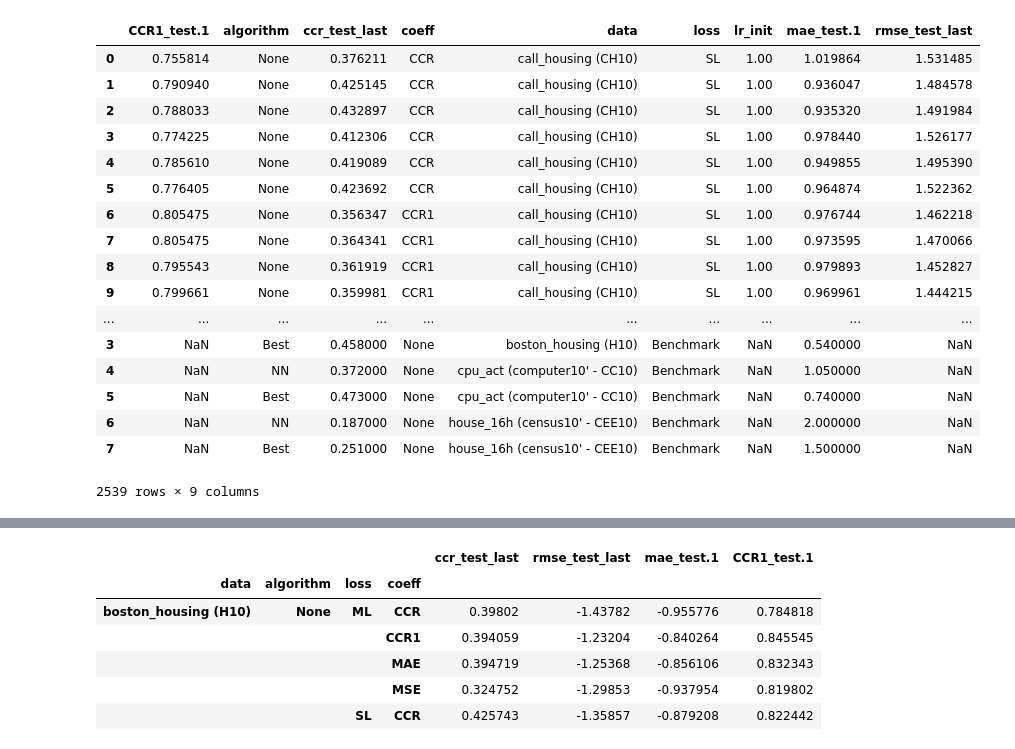
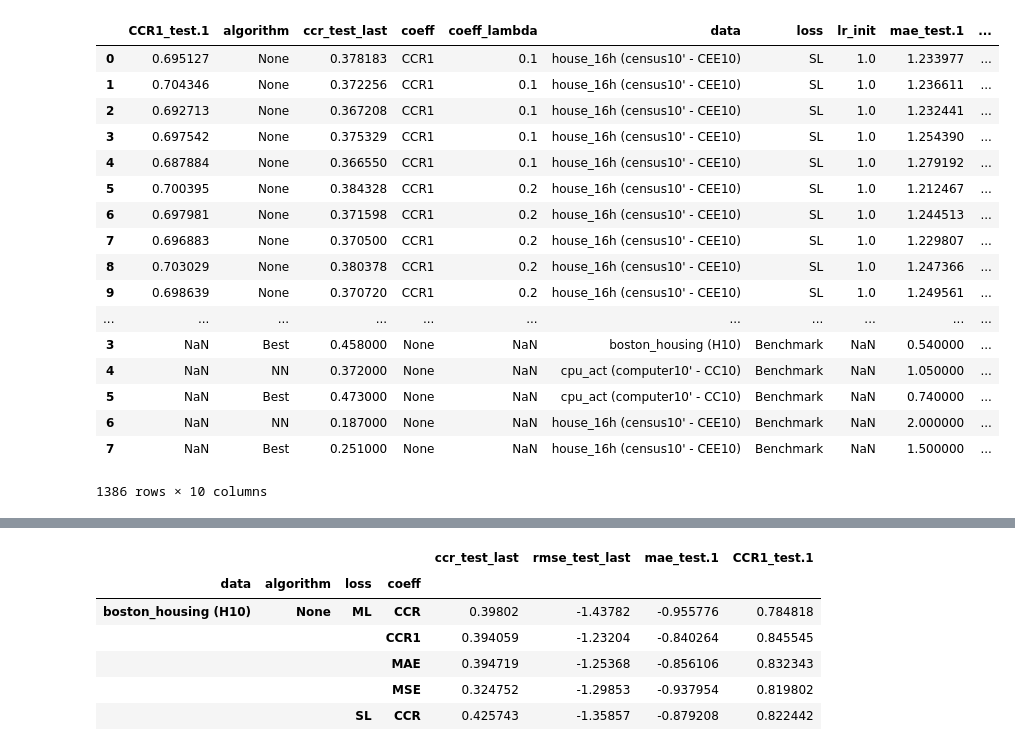
Before and after one commit to ozantezcan/Object-Counting-in-Amazon-Bin-Image-Dataset, a Jupyter notebook: analyze_excel.ipynb, the cells around one changed output, grey strips where cells are left out. Cells and saved outputs as stored; diff of their text form; code cells hidden in the pictures.

```diff
--- a/analyze_excel.ipynb
+++ b/analyze_excel.ipynb
@@ -4,7 +4,7 @@ import pandas as pd
 from IPython.display import display, HTML
 # %%
 #Read excel file
-dfs = pd.read_excel('./weight_comparison_with_baselines_01 Mar_2018.xlsx')
+dfs = pd.read_excel('./lambda_sweep_06_March_2018.xlsx')
 dfs.head()
 
 tmp = dfs.columns.values
@@ -34,9 +34,10 @@ dfs
 # %%
 # map weights and losses
-map_loss = {'1.0xsingle + 0.0Xmulti': 'SL', '0.0xsingle + 1.0Xmulti': 'ML'}
+map_loss = {'1.0xsingle + 0.0Xmulti': 'SL', '0.0xsingle + 1.0Xmulti': 'ML', 'SL':'SL', 'ML':'ML'}
 map_coeff = {'[1]':'CCR','[1, 1, 1]':'CCR1',
               '[ 0.11111111  0.22222222  0.33333333  0.44444444  0.55555556  0.66666667\n  0.77777778  0.88888889  1.          0.88888889  0.77777778  0.66666667\n  0.55555556  0.44444444  0.33333333  0.22222222  0.11111111]':'MAE',
-            '[ 0.20987654  0.39506173  0.55555556  0.69135802  0.80246914  0.88888889\n  0.95061728  0.98765432  1.          0.98765432  0.95061728  0.88888889\n  0.80246914  0.69135802  0.55555556  0.39506173  0.20987654]':'MSE'}
+            '[ 0.20987654  0.39506173  0.55555556  0.69135802  0.80246914  0.88888889\n  0.95061728  0.98765432  1.          0.98765432  0.95061728  0.88888889\n  0.80246914  0.69135802  0.55555556  0.39506173  0.20987654]':'MSE',
+            'ccr1':'CCR1', 'ccr':'CCR', 'mae':'MAE', 'mse': 'MSE'}
 dfs.loss = [map_loss[x] for x in dfs.loss.values]
 dfs.coeff = [map_coeff[x] for x in dfs.coeff.values]
 
@@ -52,11 +53,11 @@ dfs.head()
 # %%
 '''If algorithm is one of the benchmarks then there is no coeffs and loss'''
-dfs_test = dfs.copy()
+dfs_test_ = dfs.copy()
 
 coeffs = []
 loss = []
 idxs = []
-for index, row in dfs_test.iterrows():
+for index, row in dfs_test_.iterrows():
     if(str(row['algorithm']) == ('learn_a') or row['algorithm'] == ('fix_a')
        or row['algorithm'] == ('cheng') or row['algorithm'] == ('poisson')
        or row['algorithm'] == ('binomial')
@@ -70,8 +71,8 @@ for index, row in dfs_test.iterrows():
     coeffs.append(coeff_val)
     loss.append(loss_val)
 
-dfs_test.coeff = coeffs
-dfs_test.loss = loss
+dfs_test_.coeff = coeffs
+dfs_test_.loss = loss
 
 dfs_test
 # %% [output]
@@ -96,52 +97,52 @@ dfs_test
 # %%
 # Drop the unnecessary colums
 
-dfs_test = dfs_test.drop(['Date',  'hidden', 'dim' , 'num_classes',
+dfs_test = dfs_test_.drop(['Date',  'hidden', 'dim' , 'num_classes',
                       'Number of iter', 'loss_tr', 'loss_test', 'CCR_tr', 'CCR_test',
                       'rmse_tr', 'rmse_test', 'mae_tr', 'mae_test', 'CCR1_tr', 'CCR1_test',
                       'last_iter', 'CCR1_tr.1', 'ccr_tr_last', 'mae_tr.1', 'rmse_tr_last'  ], axis=1)
 
 
 #dfs_simple.head()
 
 #dfs_test = dfs_simple.drop(dfs_simple.columns[3:15], axis=1)
 
 dfs_benchmark = pd.DataFrame({'data':['call_housing', 'call_housing', 'boston_housing', 'boston_housing',
                                       'cpu_act', 'cpu_act', 'house_16h', 'house_16h'],
                               'loss':['Benchmark' for k in range(8)],
                               'coeff':['None' for k in range(8)],
                              'ccr_test_last':[.281, .304, .394, .458, .372, .473, .187, .251],
                             'mae_test.1':[1.40, 1.23, 2.87, .54, 1.05, .74, 2., 1.50],
                               'algorithm':['NN', 'Best', 'NN', 'Best', 'NN', 'Best', 'NN', 'Best']
                          })
 
 dfs_test_w_benchmark = dfs_test.append(dfs_benchmark)
 
 map_data = {'house_16h': 'house_16h (census10\' - CEE10)', 'house_16H': 'house_16h (census10\' - CEE10)',
             'cpu_act':'cpu_act (computer10\' - CC10)',
             'boston_housing':'boston_housing (H10)', 'call_housing': 'call_housing (CH10)','cal_housing': 'call_housing (CH10)'}
 dfs_test.data = [map_data[x] for x in dfs_test.data.values]
 dfs_test_w_benchmark.data = [map_data[x] for x in dfs_test_w_benchmark.data.values]
 
 dfs_test_NN = dfs_test.drop(idxs)
 dfs_test_w_benchmark
 # %% [output]
-|  | CCR1_test.1 | algorithm | ccr_test_last | coeff | data | loss | lr_init | mae_test.1 | rmse_test_last |
-| 0 | 0.755814 | None | 0.376211 | CCR | call_housing (CH10) | SL | 1.00 | 1.019864 | 1.531485 |
-| 1 | 0.790940 | None | 0.425145 | CCR | call_housing (CH10) | SL | 1.00 | 0.936047 | 1.484578 |
-| 2 | 0.788033 | None | 0.432897 | CCR | call_housing (CH10) | SL | 1.00 | 0.935320 | 1.491984 |
-| 3 | 0.774225 | None | 0.412306 | CCR | call_housing (CH10) | SL | 1.00 | 0.978440 | 1.526177 |
-| 4 | 0.785610 | None | 0.419089 | CCR | call_housing (CH10) | SL | 1.00 | 0.949855 | 1.495390 |
-| 5 | 0.776405 | None | 0.423692 | CCR | call_housing (CH10) | SL | 1.00 | 0.964874 | 1.522362 |
-| 6 | 0.805475 | None | 0.356347 | CCR1 | call_housing (CH10) | SL | 1.00 | 0.976744 | 1.462218 |
-| 7 | 0.805475 | None | 0.364341 | CCR1 | call_housing (CH10) | SL | 1.00 | 0.973595 | 1.470066 |
-| 8 | 0.795543 | None | 0.361919 | CCR1 | call_housing (CH10) | SL | 1.00 | 0.979893 | 1.452827 |
-| 9 | 0.799661 | None | 0.359981 | CCR1 | call_housing (CH10) | SL | 1.00 | 0.969961 | 1.444215 |
-| ... | ... | ... | ... | ... | ... | ... | ... | ... | ... |
-| 3 | NaN | Best | 0.458000 | None | boston_housing (H10) | Benchmark | NaN | 0.540000 | NaN |
-| 4 | NaN | NN | 0.372000 | None | cpu_act (computer10' - CC10) | Benchmark | NaN | 1.050000 | NaN |
-| 5 | NaN | Best | 0.473000 | None | cpu_act (computer10' - CC10) | Benchmark | NaN | 0.740000 | NaN |
-| 6 | NaN | NN | 0.187000 | None | house_16h (census10' - CEE10) | Benchmark | NaN | 2.000000 | NaN |
-| 7 | NaN | Best | 0.251000 | None | house_16h (census10' - CEE10) | Benchmark | NaN | 1.500000 | NaN |
+|  | CCR1_test.1 | algorithm | ccr_test_last | coeff | coeff_lambda | data | loss | lr_init | mae_test.1 | ... |
+| 0 | 0.695127 | None | 0.378183 | CCR1 | 0.1 | house_16h (census10' - CEE10) | SL | 1.0 | 1.233977 | ... |
+| 1 | 0.704346 | None | 0.372256 | CCR1 | 0.1 | house_16h (census10' - CEE10) | SL | 1.0 | 1.236611 | ... |
+| 2 | 0.692713 | None | 0.367208 | CCR1 | 0.1 | house_16h (census10' - CEE10) | SL | 1.0 | 1.232441 | ... |
+| 3 | 0.697542 | None | 0.375329 | CCR1 | 0.1 | house_16h (census10' - CEE10) | SL | 1.0 | 1.254390 | ... |
+| 4 | 0.687884 | None | 0.366550 | CCR1 | 0.1 | house_16h (census10' - CEE10) | SL | 1.0 | 1.279192 | ... |
+| 5 | 0.700395 | None | 0.384328 | CCR1 | 0.2 | house_16h (census10' - CEE10) | SL | 1.0 | 1.212467 | ... |
+| 6 | 0.697981 | None | 0.371598 | CCR1 | 0.2 | house_16h (census10' - CEE10) | SL | 1.0 | 1.244513 | ... |
+| 7 | 0.696883 | None | 0.370500 | CCR1 | 0.2 | house_16h (census10' - CEE10) | SL | 1.0 | 1.229807 | ... |
+| 8 | 0.703029 | None | 0.380378 | CCR1 | 0.2 | house_16h (census10' - CEE10) | SL | 1.0 | 1.247366 | ... |
+| 9 | 0.698639 | None | 0.370720 | CCR1 | 0.2 | house_16h (census10' - CEE10) | SL | 1.0 | 1.249561 | ... |
+| ... | ... | ... | ... | ... | ... | ... | ... | ... | ... | ... |
+| 3 | NaN | Best | 0.458000 | None | NaN | boston_housing (H10) | Benchmark | NaN | 0.540000 | ... |
+| 4 | NaN | NN | 0.372000 | None | NaN | cpu_act (computer10' - CC10) | Benchmark | NaN | 1.050000 | ... |
+| 5 | NaN | Best | 0.473000 | None | NaN | cpu_act (computer10' - CC10) | Benchmark | NaN | 0.740000 | ... |
+| 6 | NaN | NN | 0.187000 | None | NaN | house_16h (census10' - CEE10) | Benchmark | NaN | 2.000000 | ... |
+| 7 | NaN | Best | 0.251000 | None | NaN | house_16h (census10' - CEE10) | Benchmark | NaN | 1.500000 | ... |
-2539 rows × 9 columns
+1386 rows × 10 columns
 # %%
```
Also changed, not shown: parts of 5 cells of this notebook, 2 other files.
